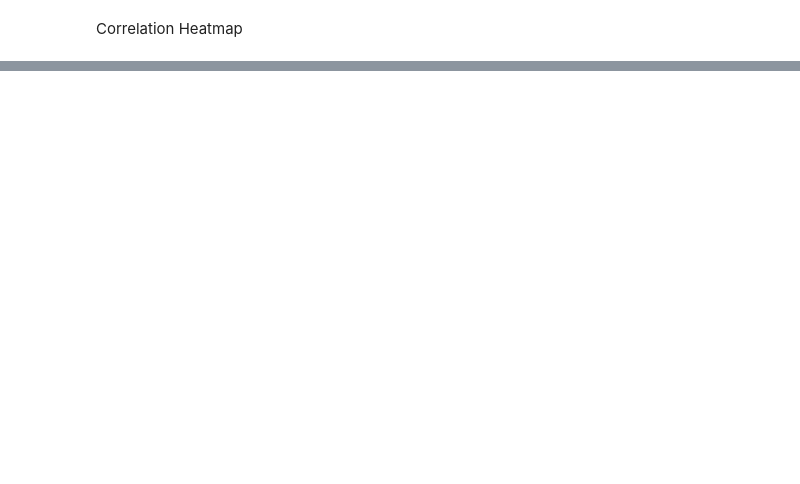
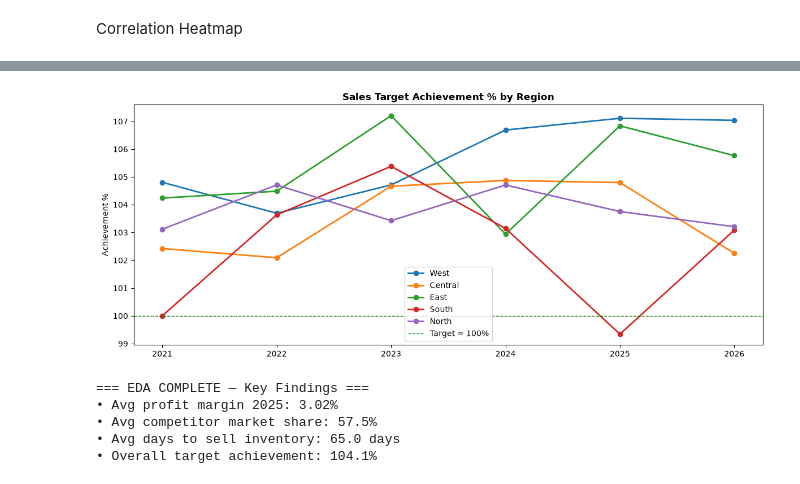
Before and after one commit to sghosh0210/Agiricultural-Project, a Jupyter notebook: notebooks/01_EDA.ipynb, the cells around one changed output, grey strips where cells are left out. Saved outputs shown, nothing was run; the diff lists cells and outputs as text; code cells hidden in the pictures; blank space fills up the shorter version.

```diff
--- a/notebooks/01_EDA.ipynb
+++ b/notebooks/01_EDA.ipynb
@@ -284,0 +212,31 @@ Index: []
+# %%
+# Sales Target Achievement Rate
+df['Target_Achievement_%'] = (df['Actual_Units_Sold'] / df['Sales_Target'] * 100)
+ta_region = df.groupby(['Year','Region'])['Target_Achievement_%'].mean().reset_index()
+
+fig, ax = plt.subplots(figsize=(12, 5))
+for i, region in enumerate(df['Region'].unique()):
+    sub = ta_region[ta_region['Region'] == region]
+    ax.plot(sub['Year'], sub['Target_Achievement_%'], marker='o',
+            label=region, linewidth=2, color=PALETTE[i])
+ax.axhline(100, color='green', linestyle='--', linewidth=1, label='Target = 100%')
+ax.set_title('Sales Target Achievement % by Region', fontweight='bold')
+ax.set_ylabel('Achievement %')
+ax.legend()
+plt.tight_layout()
+plt.savefig('../outputs/figures/target_achievement.png', bbox_inches='tight')
+plt.show()
+# %% [output]
+[figure, added]
+# %%
+print('\n=== EDA COMPLETE — Key Findings ===')
+print(f"• Avg profit margin 2025: {df[df['Year']==2025]['Profit_Margin_%'].mean():.2f}%")
+print(f"• Avg competitor market share: {df['Competitor_Market_Share_%'].mean():.1f}%")
+print(f"• Avg days to sell inventory: {df['Days_to_Sell_Inventory'].mean():.1f} days")
+print(f"• Overall target achievement: {df['Target_Achievement_%'].mean():.1f}%")
+# %% [output]
+=== EDA COMPLETE — Key Findings ===
+• Avg profit margin 2025: 3.02%
+• Avg competitor market share: 57.5%
+• Avg days to sell inventory: 65.0 days
+• Overall target achievement: 104.1%
```
Also changed, not shown: parts of 11 cells of this notebook.
